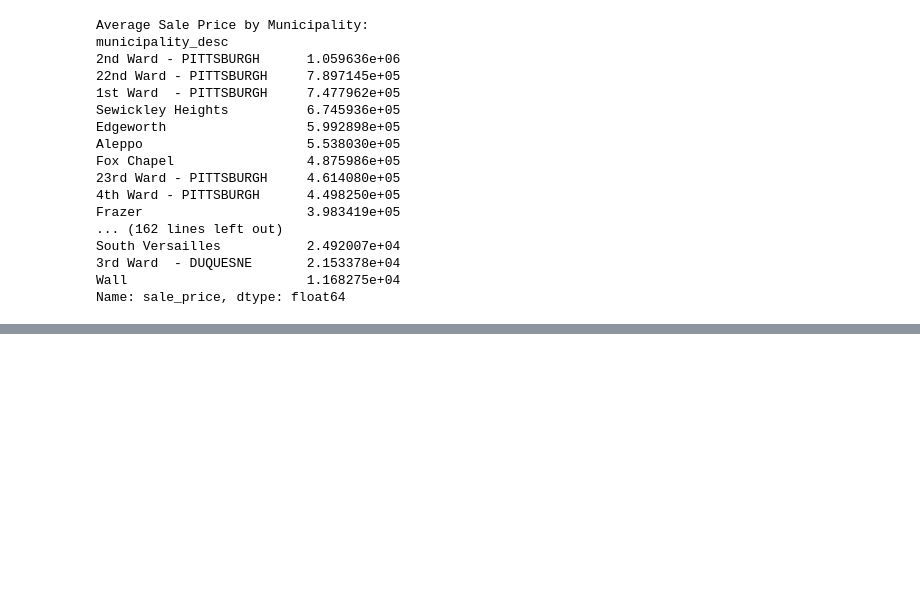
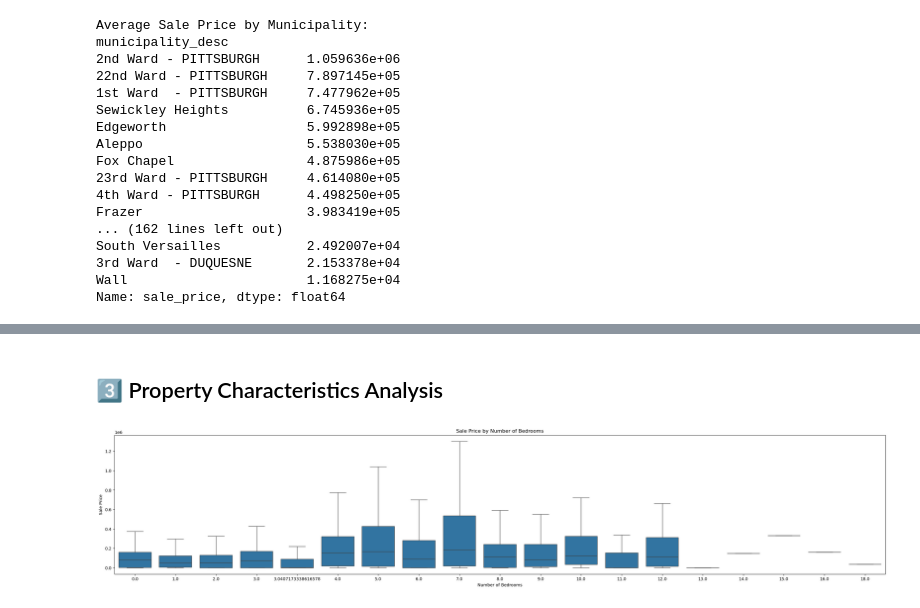
Before and after one commit to ussamasaeed/Allegheny-County-Property-Sale-analysis, a Jupyter notebook: notebook.ipynb, the cells around one changed output, grey strips where cells are left out. Saved outputs shown, nothing was run; the diff lists cells and outputs as text; code cells hidden in the pictures; blank space fills up the shorter version.

```diff
--- a/notebook.ipynb
+++ b/notebook.ipynb
@@ -791,0 +927,12 @@ Name: sale_price, dtype: float64
+# %% [markdown]
+## 3️⃣ Property Characteristics Analysis
+# %%
+# 17. How does **sale_price vary with number of bedrooms**?
+plt.figure(figsize=(33,6))
+sns.boxplot(x=df['bedrooms'], y=df['sale_price'], showfliers=False)
+plt.title('Sale Price by Number of Bedrooms')
+plt.xlabel('Number of Bedrooms')
+plt.ylabel('Sale Price')
+plt.show()
+# %% [output]
+[figure, added]
```
Also changed, not shown: parts of 27 cells of this notebook.
